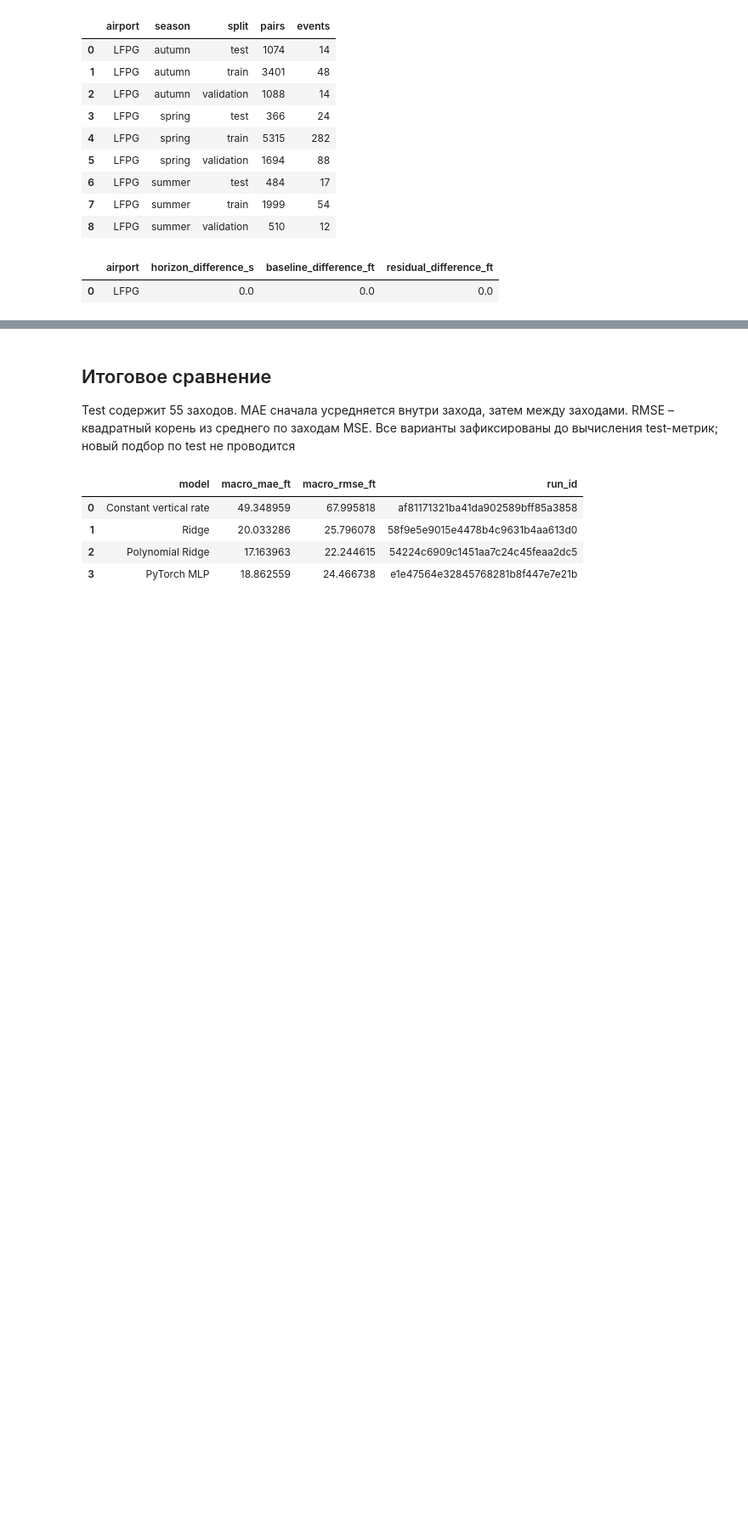
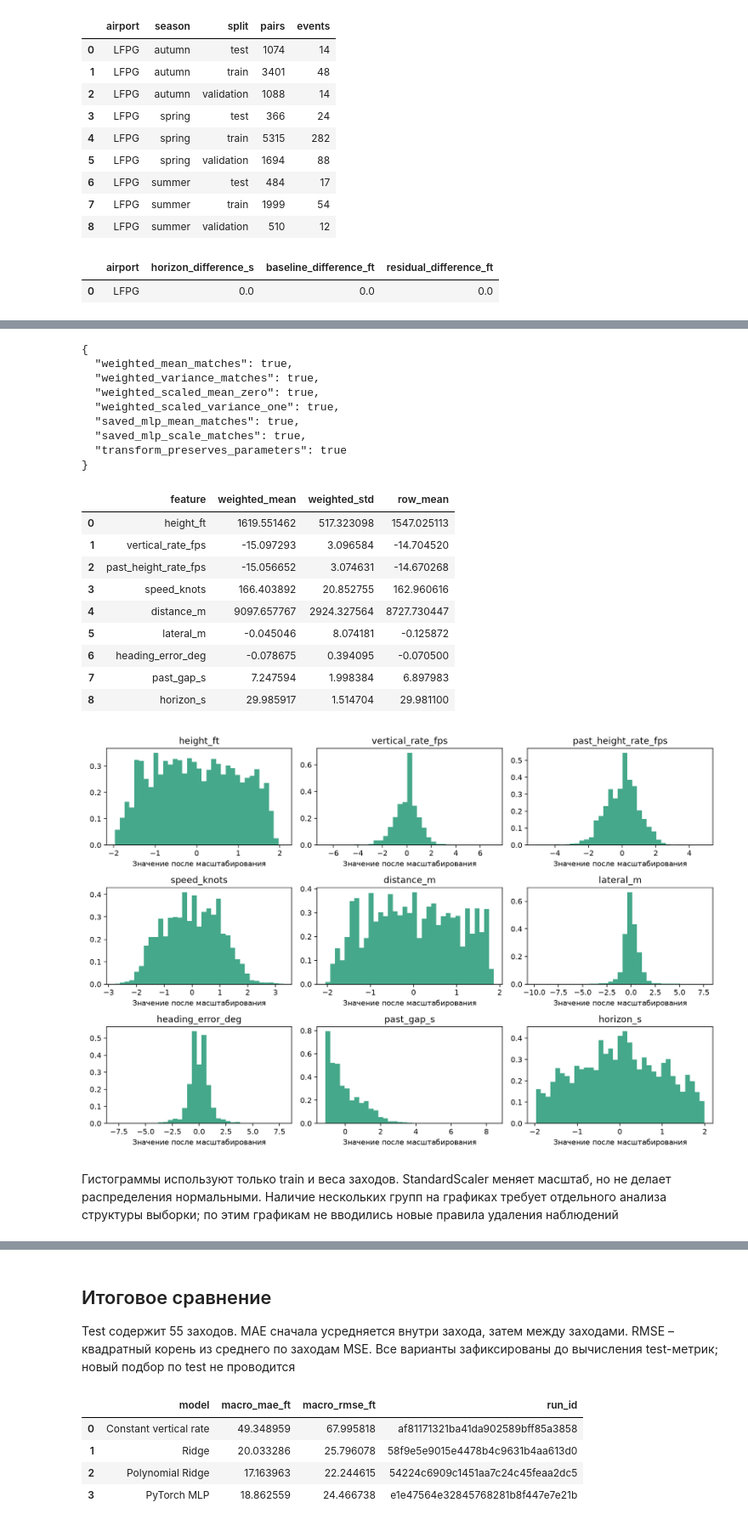
Before and after one commit to steptovictory-dev/Approach-Risk-ver.-1.2, a Jupyter notebook: notebooks/01_lfpg_pipeline.ipynb, the cells around one changed output, grey strips where cells are left out. Shown at 85% size. Saved outputs shown, nothing was run; the diff lists cells and outputs as text; code cells hidden in the pictures; blank space fills up the shorter version.

Commit message:
Review feature availability and train-only weighted preprocessing

```diff
--- a/notebooks/01_lfpg_pipeline.ipynb
+++ b/notebooks/01_lfpg_pipeline.ipynb
@@ -47,0 +95,31 @@ display(pd.read_csv(root / "reports/sql/07.csv"))
+# %%
+# Проверяем предобработку и показываем параметры обучающей выборки
+import sys, json
+sys.path.insert(0, str(root / "scripts"))
+from review_preprocessing import run as review_preprocessing
+review_preprocessing()
+display(pd.read_csv(root / "reports/scaler_train.csv"))
+display(Image(filename=str(root / "reports/scaled_train_features.png")))
+# %% [output]
+{
+  "weighted_mean_matches": true,
+  "weighted_variance_matches": true,
+  "weighted_scaled_mean_zero": true,
+  "weighted_scaled_variance_one": true,
+  "saved_mlp_mean_matches": true,
+  "saved_mlp_scale_matches": true,
+  "transform_preserves_parameters": true
+}
+|  | feature | weighted_mean | weighted_std | row_mean |
+| 0 | height_ft | 1619.551462 | 517.323098 | 1547.025113 |
+| 1 | vertical_rate_fps | -15.097293 | 3.096584 | -14.704520 |
+| 2 | past_height_rate_fps | -15.056652 | 3.074631 | -14.670268 |
+| 3 | speed_knots | 166.403892 | 20.852755 | 162.960616 |
+| 4 | distance_m | 9097.657767 | 2924.327564 | 8727.730447 |
+| 5 | lateral_m | -0.045046 | 8.074181 | -0.125872 |
+| 6 | heading_error_deg | -0.078675 | 0.394095 | -0.070500 |
+| 7 | past_gap_s | 7.247594 | 1.998384 | 6.897983 |
+| 8 | horizon_s | 29.985917 | 1.514704 | 29.981100 |
+[figure, added]
+# %% [markdown]
+Гистограммы используют только train и веса заходов. StandardScaler меняет масштаб, но не делает распределения нормальными. Наличие нескольких групп на графиках требует отдельного анализа структуры выборки; по этим графикам не вводились новые правила удаления наблюдений
```
Also changed, not shown: parts of 8 cells of this notebook, 8 other files.
